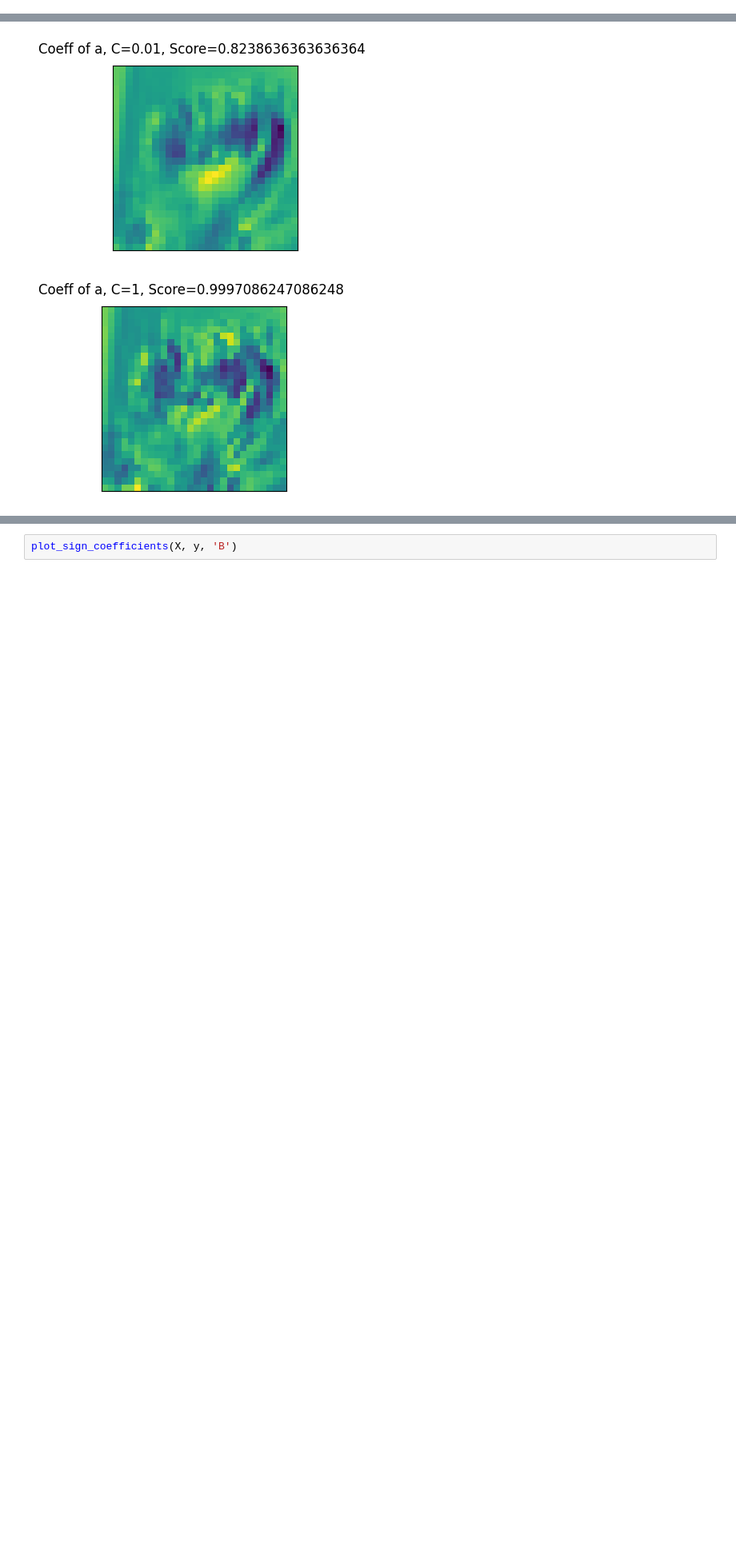
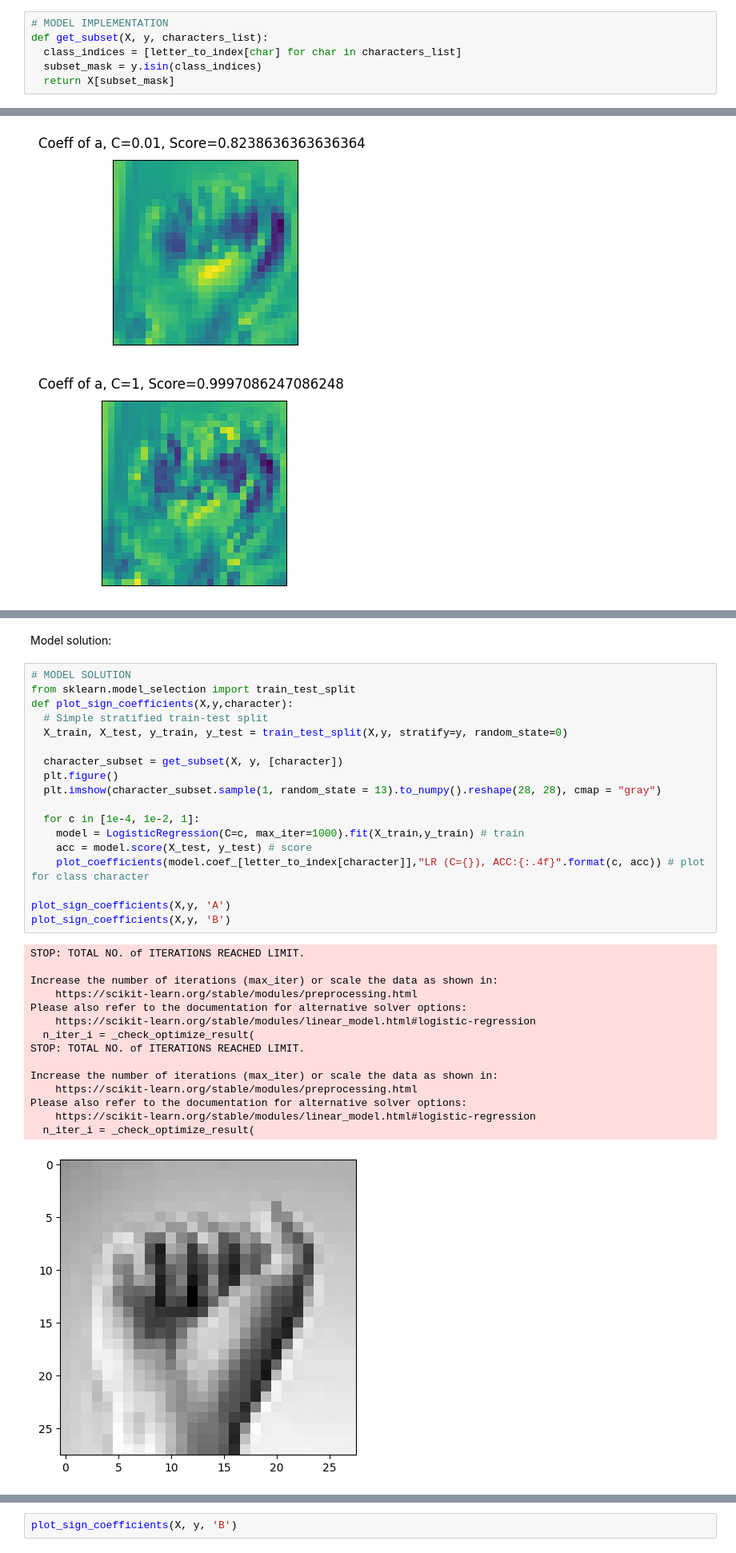
Before and after one commit to PhobosX15/Recognizing-ASL-using-ML-, a Jupyter notebook: Assignment_1_2023.ipynb, the cells around one changed output, grey strips where cells are left out. Shown at 80% size. Cells and saved outputs as stored; diff of their text form; blank space fills up the shorter version.

```diff
--- a/Assignment_1_2023.ipynb
+++ b/Assignment_1_2023.ipynb
@@ -320,3 +374,9 @@ def get_subset(X, y, characters_list):
+# %%
+# MODEL IMPLEMENTATION
+def get_subset(X, y, characters_list):
+  class_indices = [letter_to_index[char] for char in characters_list]
+  subset_mask = y.isin(class_indices)
+  return X[subset_mask]
 # %%
 validation.is_legal_function(get_subset, X, y, characters_list=["A", "B"])
 # %% [markdown]
@@ -402,0 +467,36 @@ Please also refer to the documentation for alternative solver options:
+# %% [markdown]
+Model solution:
+# %%
+# MODEL SOLUTION
+from sklearn.model_selection import train_test_split
+def plot_sign_coefficients(X,y,character):
+  # Simple stratified train-test split
+  X_train, X_test, y_train, y_test = train_test_split(X,y, stratify=y, random_state=0)
+
+  character_subset = get_subset(X, y, [character])
+  plt.figure()
+  plt.imshow(character_subset.sample(1, random_state = 13).to_numpy().reshape(28, 28), cmap = "gray")
+
+  for c in [1e-4, 1e-2, 1]:
+    model = LogisticRegression(C=c, max_iter=1000).fit(X_train,y_train) # train
+    acc = model.score(X_test, y_test) # score
+    plot_coefficients(model.coef_[letter_to_index[character]],"LR (C={}), ACC:{:.4f}".format(c, acc)) # plot for class character
+
+plot_sign_coefficients(X,y, 'A')
+plot_sign_coefficients(X,y, 'B')
+# %% [output]
+STOP: TOTAL NO. of ITERATIONS REACHED LIMIT.
+
+Increase the number of iterations (max_iter) or scale the data as shown in:
+    https://scikit-learn.org/stable/modules/preprocessing.html
+Please also refer to the documentation for alternative solver options:
+    https://scikit-learn.org/stable/modules/linear_model.html#logistic-regression
+  n_iter_i = _check_optimize_result(
+STOP: TOTAL NO. of ITERATIONS REACHED LIMIT.
+
+Increase the number of iterations (max_iter) or scale the data as shown in:
+    https://scikit-learn.org/stable/modules/preprocessing.html
+Please also refer to the documentation for alternative solver options:
+    https://scikit-learn.org/stable/modules/linear_model.html#logistic-regression
+  n_iter_i = _check_optimize_result(
+[figure, added]
```
Also changed, not shown: parts of 50 cells of this notebook.
